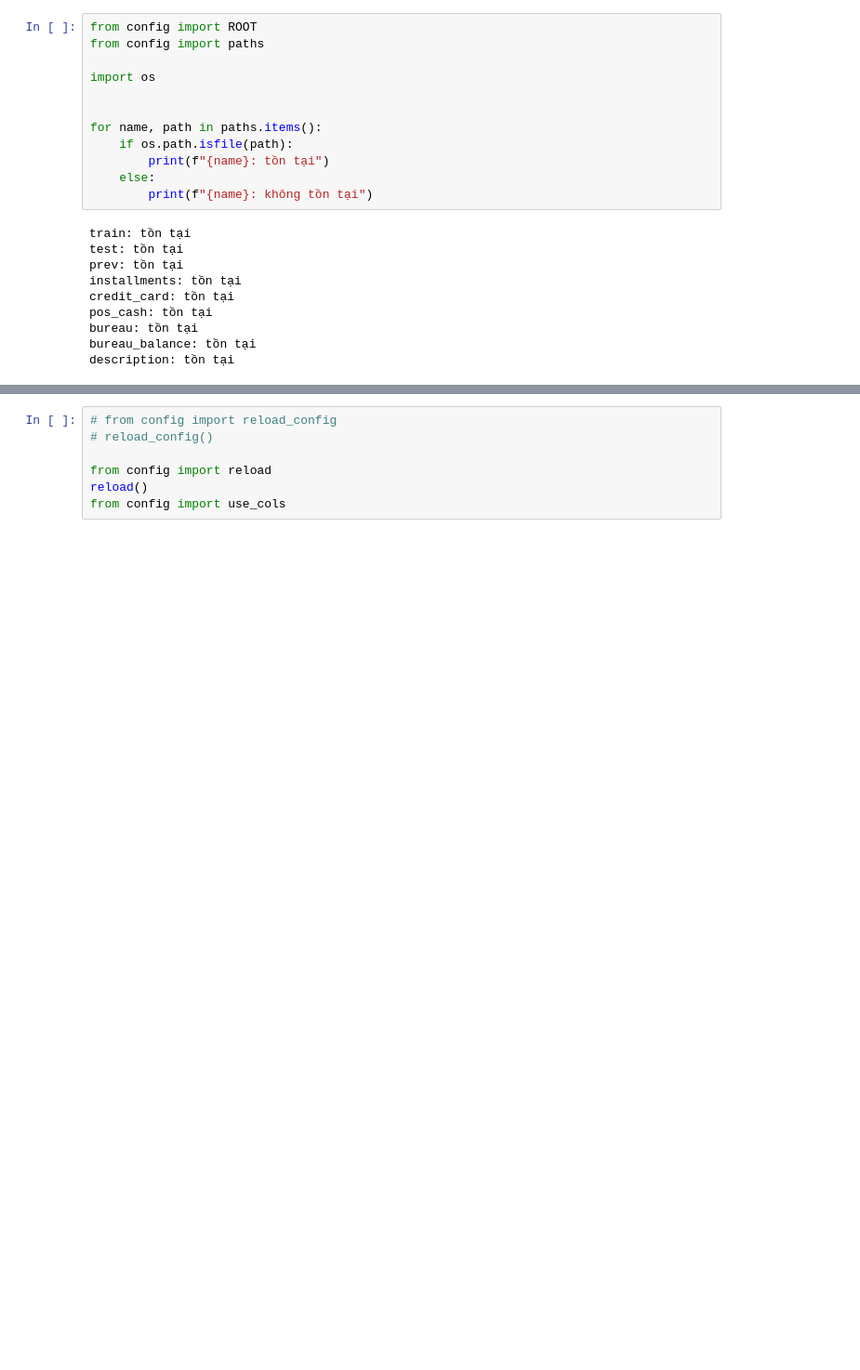
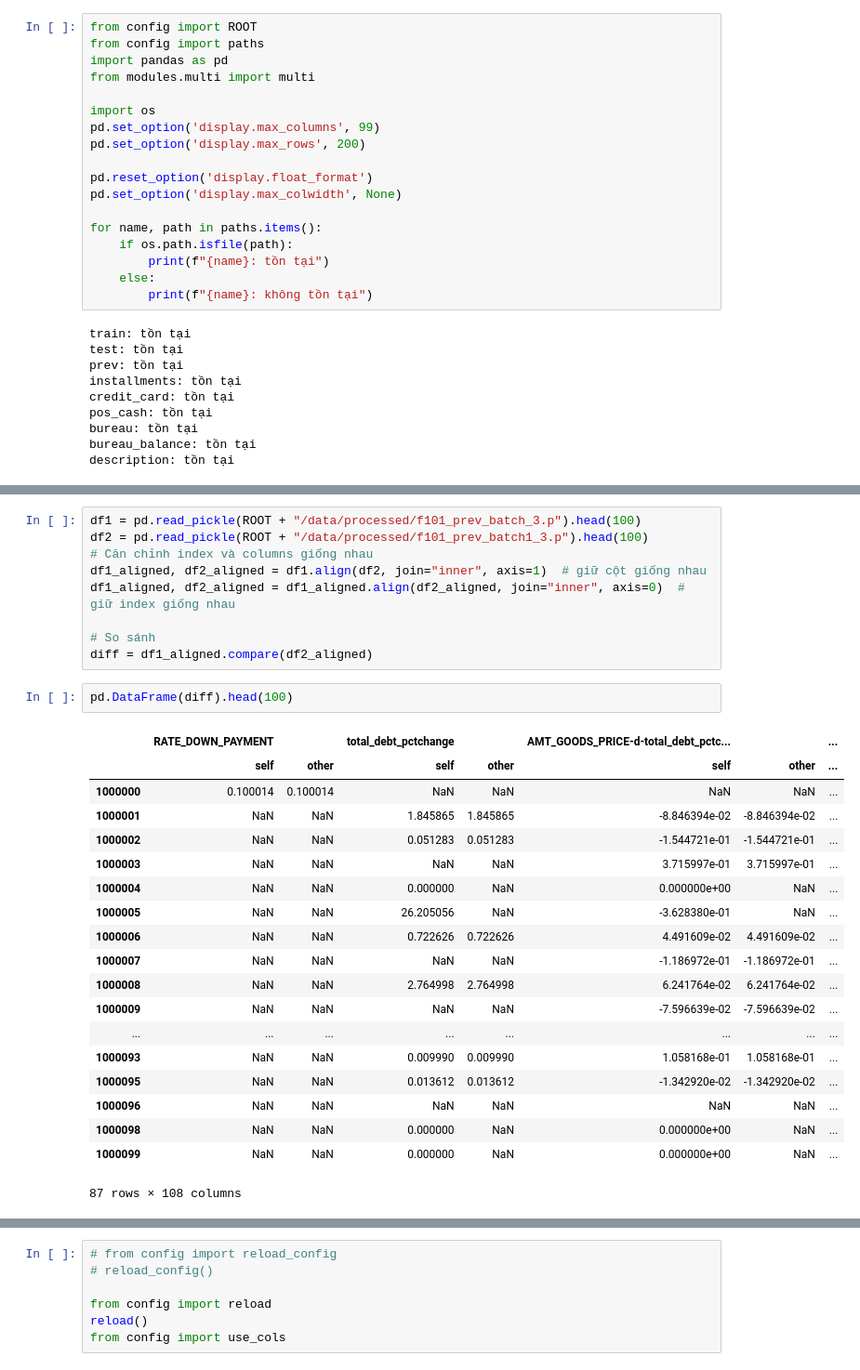
Before and after one commit to nguyenvietkhiemm/home_credit_default_risk, a Jupyter notebook: jupyter/test.ipynb, the cells around one changed output, grey strips where cells are left out. Shown: that part at 93% size. Cells and saved outputs as stored; diff of their text form; blank space fills up the shorter version.

```diff
--- a/jupyter/test.ipynb
+++ b/jupyter/test.ipynb
@@ -1,9 +1,15 @@
 # %%
 from config import ROOT
 from config import paths
+import pandas as pd
+from modules.multi import multi
 
 import os
+pd.set_option('display.max_columns', 99)
+pd.set_option('display.max_rows', 200)
 
+pd.reset_option('display.float_format')
+pd.set_option('display.max_colwidth', None)
 
 for name, path in paths.items():
     if os.path.isfile(path):
@@ -26,0 +42,31 @@ train = get_pickle("train")
+# %%
+df1 = pd.read_pickle(ROOT + "/data/processed/f101_prev_batch_3.p").head(100)
+df2 = pd.read_pickle(ROOT + "/data/processed/f101_prev_batch1_3.p").head(100)
+# Căn chỉnh index và columns giống nhau
+df1_aligned, df2_aligned = df1.align(df2, join="inner", axis=1)  # giữ cột giống nhau
+df1_aligned, df2_aligned = df1_aligned.align(df2_aligned, join="inner", axis=0)  # giữ index giống nhau
+
+# So sánh
+diff = df1_aligned.compare(df2_aligned)
+# %%
+pd.DataFrame(diff).head(100)
+# %% [output]
+|  | RATE_DOWN_PAYMENT |  | total_debt_pctchange |  | AMT_GOODS_PRICE-d-total_debt_pctc... |  | ... |
+|  | self | other | self | other | self | other | ... |
+| 1000000 | 0.100014 | 0.100014 | NaN | NaN | NaN | NaN | ... |
+| 1000001 | NaN | NaN | 1.845865 | 1.845865 | -8.846394e-02 | -8.846394e-02 | ... |
+| 1000002 | NaN | NaN | 0.051283 | 0.051283 | -1.544721e-01 | -1.544721e-01 | ... |
+| 1000003 | NaN | NaN | NaN | NaN | 3.715997e-01 | 3.715997e-01 | ... |
+| 1000004 | NaN | NaN | 0.000000 | NaN | 0.000000e+00 | NaN | ... |
+| 1000005 | NaN | NaN | 26.205056 | NaN | -3.628380e-01 | NaN | ... |
+| 1000006 | NaN | NaN | 0.722626 | 0.722626 | 4.491609e-02 | 4.491609e-02 | ... |
+| 1000007 | NaN | NaN | NaN | NaN | -1.186972e-01 | -1.186972e-01 | ... |
+| 1000008 | NaN | NaN | 2.764998 | 2.764998 | 6.241764e-02 | 6.241764e-02 | ... |
+| 1000009 | NaN | NaN | NaN | NaN | -7.596639e-02 | -7.596639e-02 | ... |
+| ... | ... | ... | ... | ... | ... | ... | ... |
+| 1000093 | NaN | NaN | 0.009990 | 0.009990 | 1.058168e-01 | 1.058168e-01 | ... |
+| 1000095 | NaN | NaN | 0.013612 | 0.013612 | -1.342920e-02 | -1.342920e-02 | ... |
+| 1000096 | NaN | NaN | NaN | NaN | NaN | NaN | ... |
+| 1000098 | NaN | NaN | 0.000000 | NaN | 0.000000e+00 | NaN | ... |
+| 1000099 | NaN | NaN | 0.000000 | NaN | 0.000000e+00 | NaN | ... |
+87 rows × 108 columns
```
Also changed, not shown: parts of 5 cells of this notebook, 20 other files.
